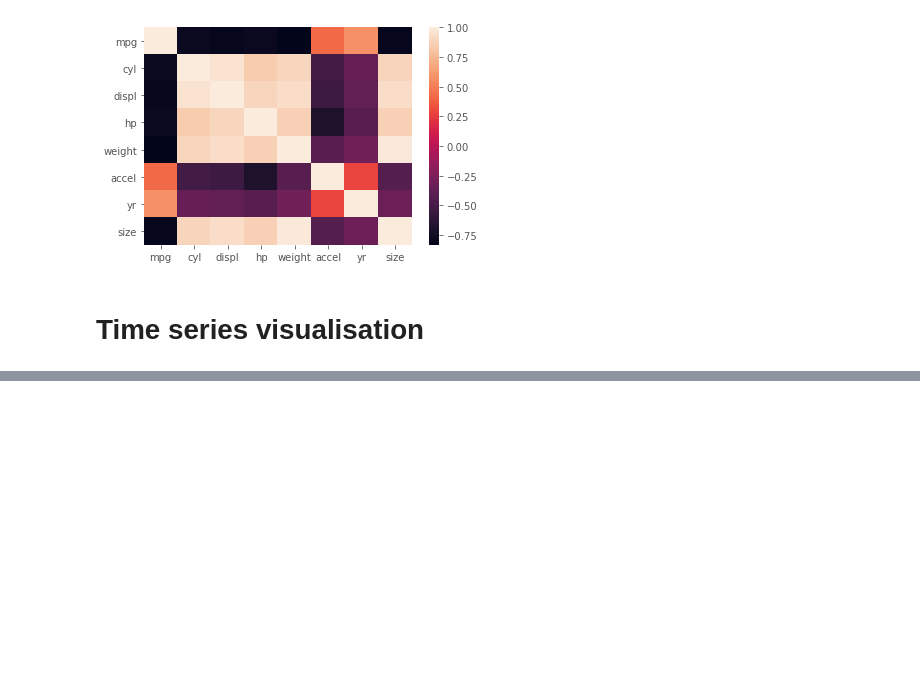
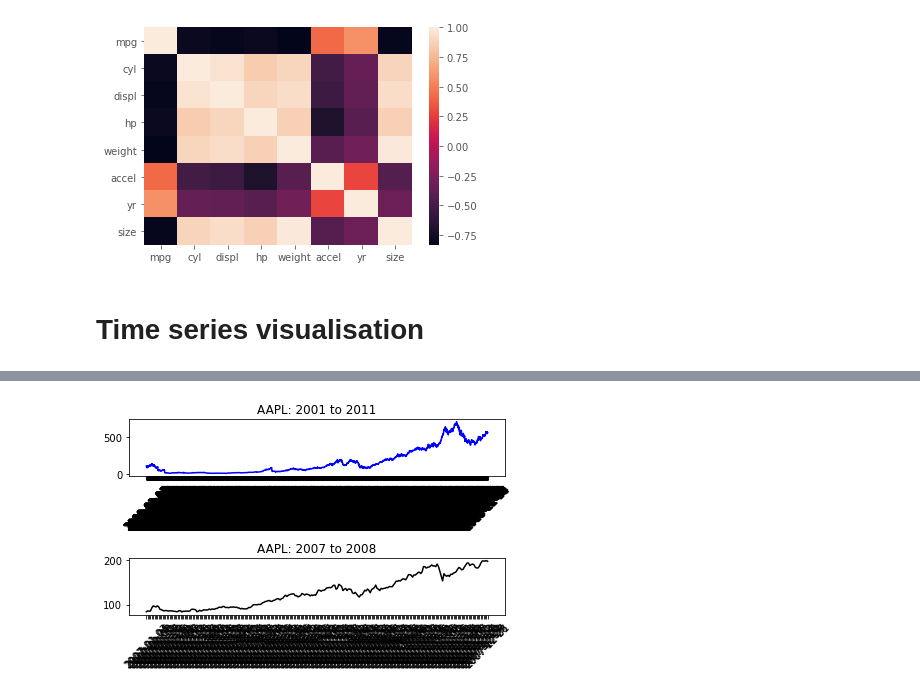
Before and after one commit to szintakacseva/share_notebooks, a Jupyter notebook: Visualisation_in_Python.ipynb, the cells around one changed output, grey strips where cells are left out. Drawn from its saved outputs; the diff is of its cells as text; code cells hidden in the pictures; blank space fills up the shorter version.

```diff
--- a/Visualisation_in_Python.ipynb
+++ b/Visualisation_in_Python.ipynb
@@ -664,0 +743,20 @@ size    1.000000
+# %%
+# ex2
+# Plot the series in the top subplot in blue
+plt.subplot(2,1,1)
+plt.xticks(rotation=45)
+plt.title('AAPL: 2001 to 2011')
+plt.plot(aapl, color='blue')
+
+# Slice aapl from '2007' to '2008' inclusive: view
+view = aapl['2007':'2008']
+
+# Plot the sliced data in the bottom subplot in black
+plt.subplot(2,1,2)
+plt.xticks(rotation=45)
+plt.title('AAPL: 2007 to 2008')
+plt.plot(view, color='black')
+plt.tight_layout()
+plt.show()
+# %% [output]
+[figure, added]
```
Also changed, not shown: parts of 17 cells of this notebook, 7 other files.
